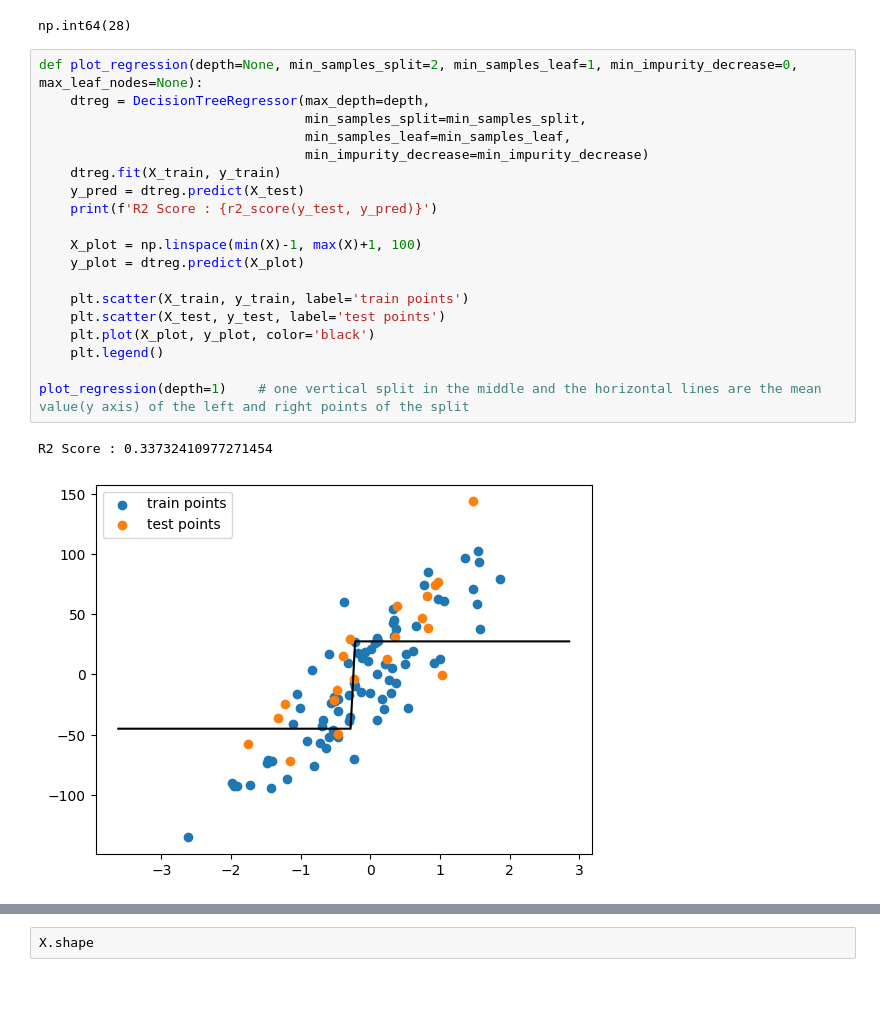
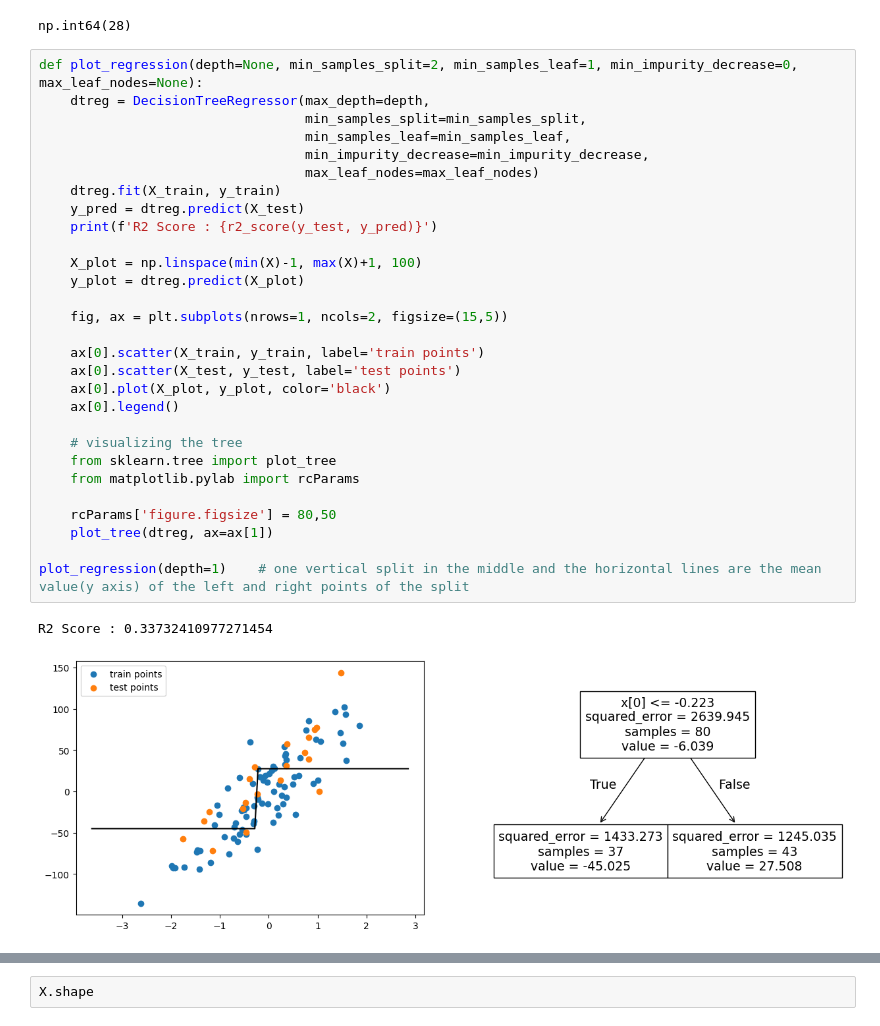
Before and after one commit to ReetamBG/100-Days-of-ML-CampusX, a Jupyter notebook: day62-regression-trees/my_notebook.ipynb, the cells around one changed output, grey strips where cells are left out. Saved outputs shown, nothing was run; the diff lists cells and outputs as text; blank space fills up the shorter version.

```diff
--- a/day62-regression-trees/my_notebook.ipynb
+++ b/day62-regression-trees/my_notebook.ipynb
@@ -31,23 +31,33 @@ np.int64(28)
 # %%
 def plot_regression(depth=None, min_samples_split=2, min_samples_leaf=1, min_impurity_decrease=0, max_leaf_nodes=None):
     dtreg = DecisionTreeRegressor(max_depth=depth,
                                   min_samples_split=min_samples_split,
                                   min_samples_leaf=min_samples_leaf,
-                                  min_impurity_decrease=min_impurity_decrease)
+                                  min_impurity_decrease=min_impurity_decrease,
+                                  max_leaf_nodes=max_leaf_nodes)
     dtreg.fit(X_train, y_train)
     y_pred = dtreg.predict(X_test)
     print(f'R2 Score : {r2_score(y_test, y_pred)}')
 
     X_plot = np.linspace(min(X)-1, max(X)+1, 100)
     y_plot = dtreg.predict(X_plot)
 
-    plt.scatter(X_train, y_train, label='train points')
-    plt.scatter(X_test, y_test, label='test points')
-    plt.plot(X_plot, y_plot, color='black')
-    plt.legend()
+    fig, ax = plt.subplots(nrows=1, ncols=2, figsize=(15,5))
+
+    ax[0].scatter(X_train, y_train, label='train points')
+    ax[0].scatter(X_test, y_test, label='test points')
+    ax[0].plot(X_plot, y_plot, color='black')
+    ax[0].legend()
+
+    # visualizing the tree
+    from sklearn.tree import plot_tree
+    from matplotlib.pylab import rcParams
+
+    rcParams['figure.figsize'] = 80,50
+    plot_tree(dtreg, ax=ax[1])
 
 plot_regression(depth=1)    # one vertical split in the middle and the horizontal lines are the mean value(y axis) of the left and right points of the split
 # %% [output]
 R2 Score : 0.33732410977271454
-[figure, old version]
+[figure, new version]
 # %%
```
Also changed, not shown: parts of 3 cells of this notebook, 21 other files.
